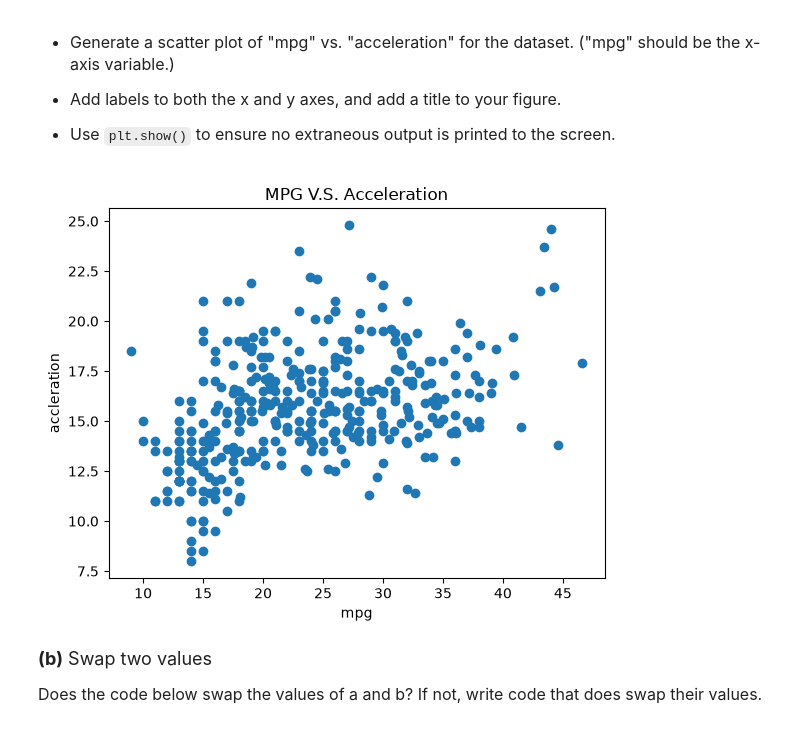
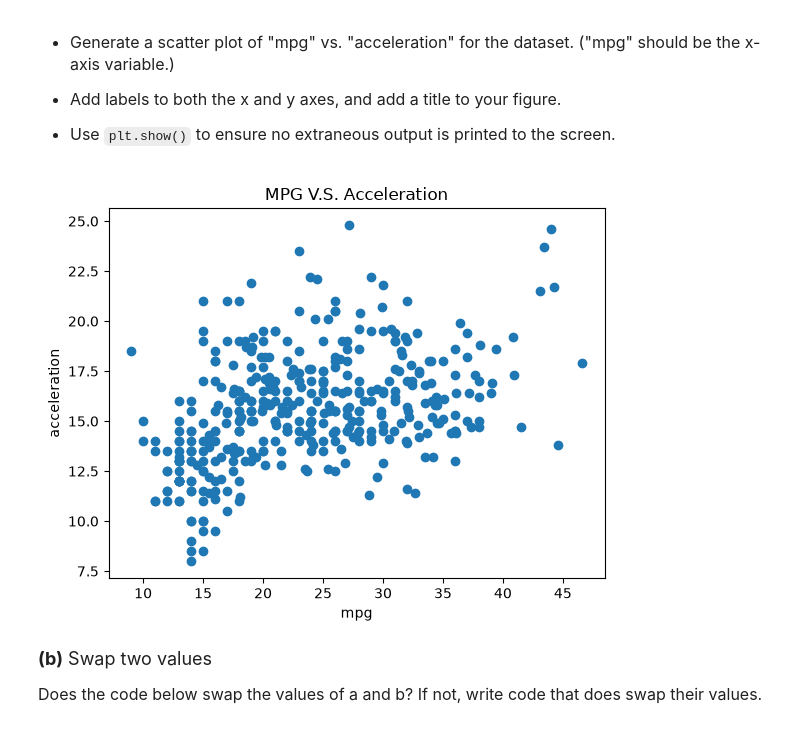
Before and after one commit to Andy-S12/datasci185fall2026, a Jupyter notebook: practice_quiz/practice_quiz.ipynb, the cells around one changed output. Saved outputs shown, nothing was run; the diff lists cells and outputs as text; code cells hidden in the pictures.

```diff
--- a/practice_quiz/practice_quiz.ipynb
+++ b/practice_quiz/practice_quiz.ipynb
@@ -78,18 +78,18 @@ df.describe()
 # %%
 ### your code here
 import matplotlib.pyplot as plt
 import statistics as stats
 import pandas as pd
 df = pd.read_csv('quiz_data/features.csv')
 
 plt.scatter(x = df['mpg'], y = df['acceleration'])
 plt.xlabel("mpg")
-plt.ylabel("accleration")
+plt.ylabel("acceleration")
 plt.title("MPG V.S. Acceleration")
 
 plt.show()
 # %% [output]
-[figure, old version]
+[figure, new version]
 # %% [markdown]
 <font size = "4">
 
```
Also changed, not shown: parts of 5 cells of this notebook.
